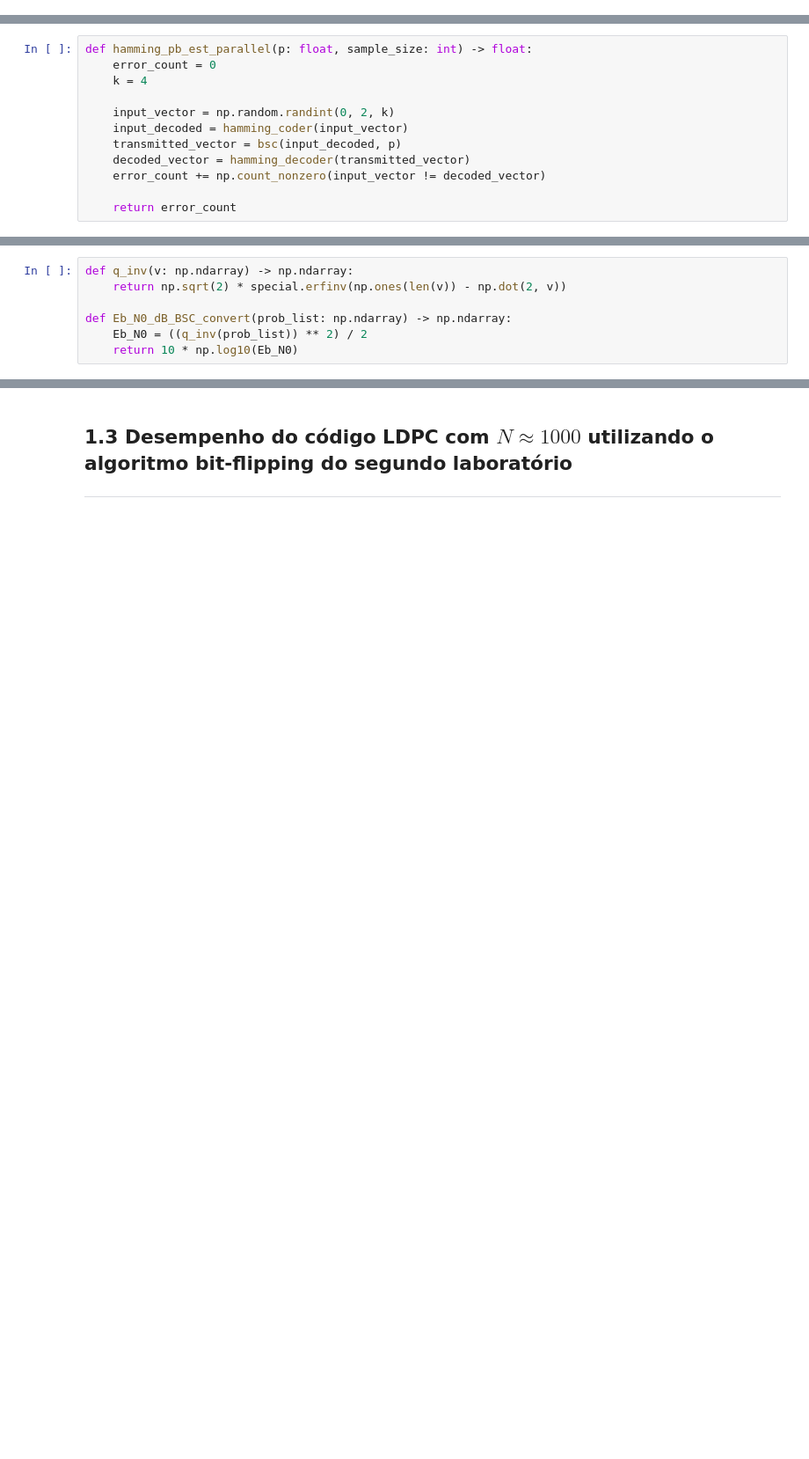
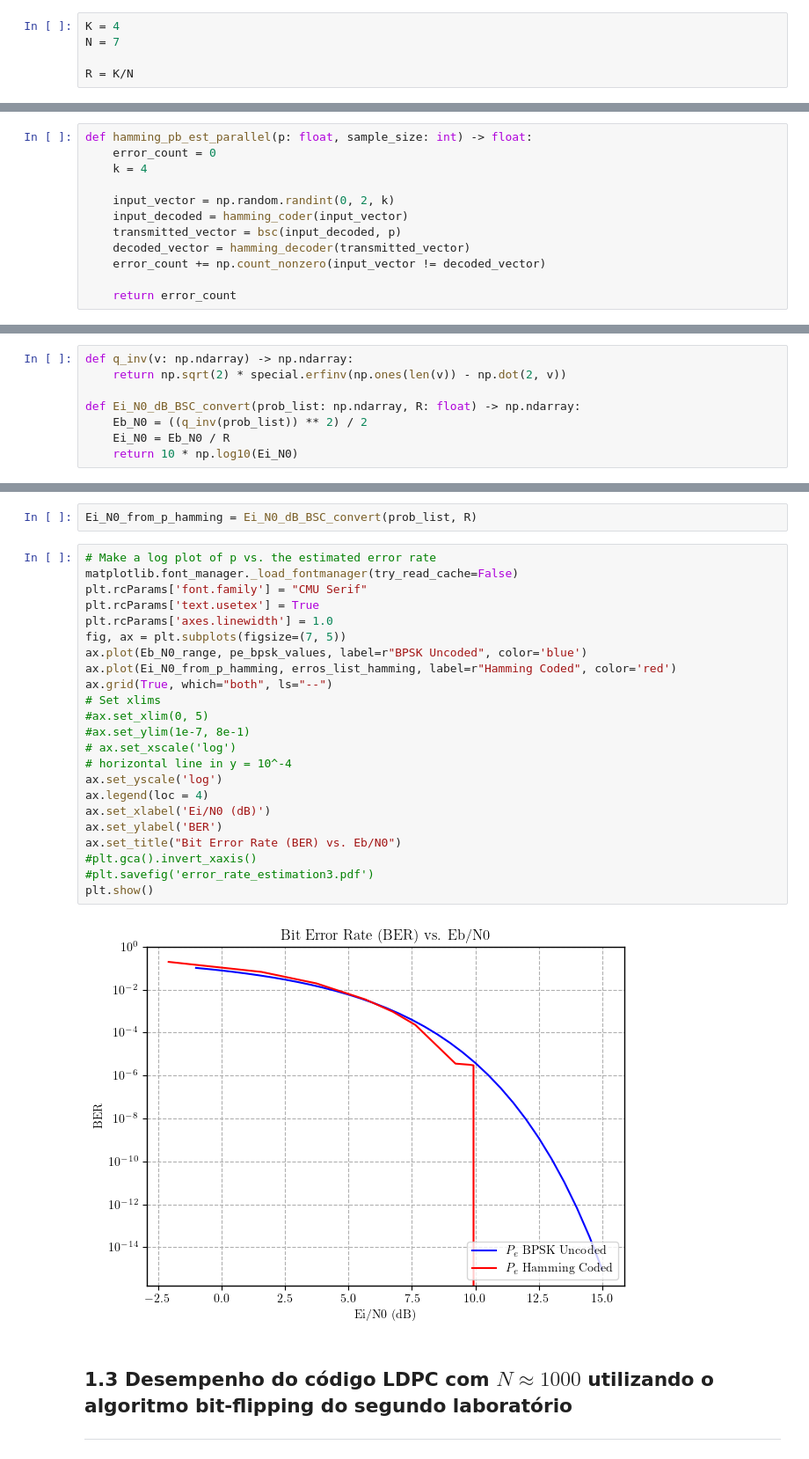
Before and after one commit to rafael-giannico/ELE-32-Lab4-LDPC, a Jupyter notebook: lab4.ipynb, the cells around one changed output, grey strips where cells are left out. Shown: that part at 88% size. Cells and saved outputs as stored; diff of their text form; blank space fills up the shorter version.

Commit message:
up hamming code + bit flipping

```diff
--- a/lab4.ipynb
+++ b/lab4.ipynb
@@ -105,6 +125,11 @@ def hamming_pb_est(p: float) -> float:
         error_count += np.count_nonzero(input_vector != decoded_vector)
 
     return (1/sample_size) * error_count
+# %%
+K = 4
+N = 7
+
+R = K/N
 # %%
 hamming_pb_est(0.1)
 # %% [output]
@@ -142,6 +177,7 @@ if __name__ == "__main__":
 def q_inv(v: np.ndarray) -> np.ndarray:
     return np.sqrt(2) * special.erfinv(np.ones(len(v)) - np.dot(2, v))
 
-def Eb_N0_dB_BSC_convert(prob_list: np.ndarray) -> np.ndarray:
+def Ei_N0_dB_BSC_convert(prob_list: np.ndarray, R: float) -> np.ndarray:
     Eb_N0 = ((q_inv(prob_list)) ** 2) / 2
-    return 10 * np.log10(Eb_N0)
+    Ei_N0 = Eb_N0 / R
+    return 10 * np.log10(Ei_N0)
@@ -160,3 +184,30 @@ plt.grid(True, which="both", ls="--")
+# %%
+Ei_N0_from_p_hamming = Ei_N0_dB_BSC_convert(prob_list, R)
+# %%
+# Make a log plot of p vs. the estimated error rate
+matplotlib.font_manager._load_fontmanager(try_read_cache=False)
+plt.rcParams['font.family'] = "CMU Serif"
+plt.rcParams['text.usetex'] = True
+plt.rcParams['axes.linewidth'] = 1.0
+fig, ax = plt.subplots(figsize=(7, 5))
+ax.plot(Eb_N0_range, pe_bpsk_values, label=r"BPSK Uncoded", color='blue')
+ax.plot(Ei_N0_from_p_hamming, erros_list_hamming, label=r"Hamming Coded", color='red')
+ax.grid(True, which="both", ls="--")
+# Set xlims
+#ax.set_xlim(0, 5)
+#ax.set_ylim(1e-7, 8e-1)
+# ax.set_xscale('log')
+# horizontal line in y = 10^-4
+ax.set_yscale('log')
+ax.legend(loc = 4)
+ax.set_xlabel('Ei/N0 (dB)')
+ax.set_ylabel('BER')
+ax.set_title("Bit Error Rate (BER) vs. Eb/N0")
+#plt.gca().invert_xaxis()
+#plt.savefig('error_rate_estimation3.pdf')
+plt.show()
+# %% [output]
+[figure, added]
 # %% [markdown]
 ## 1.3 Desempenho do código LDPC com $N \approx 1000$ utilizando o algoritmo bit-flipping do segundo laboratório
 ---
```
Also changed, not shown: parts of 13 cells of this notebook.
